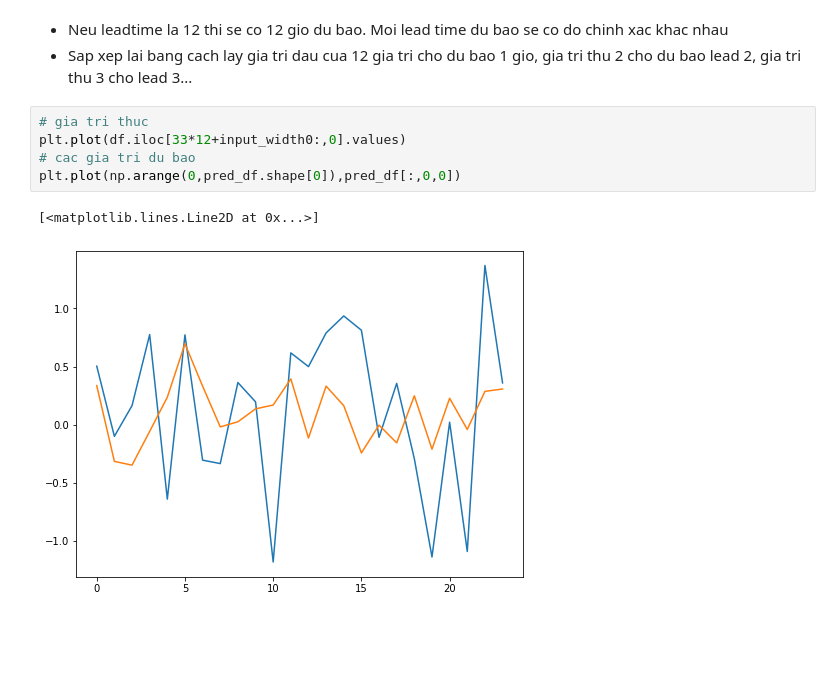
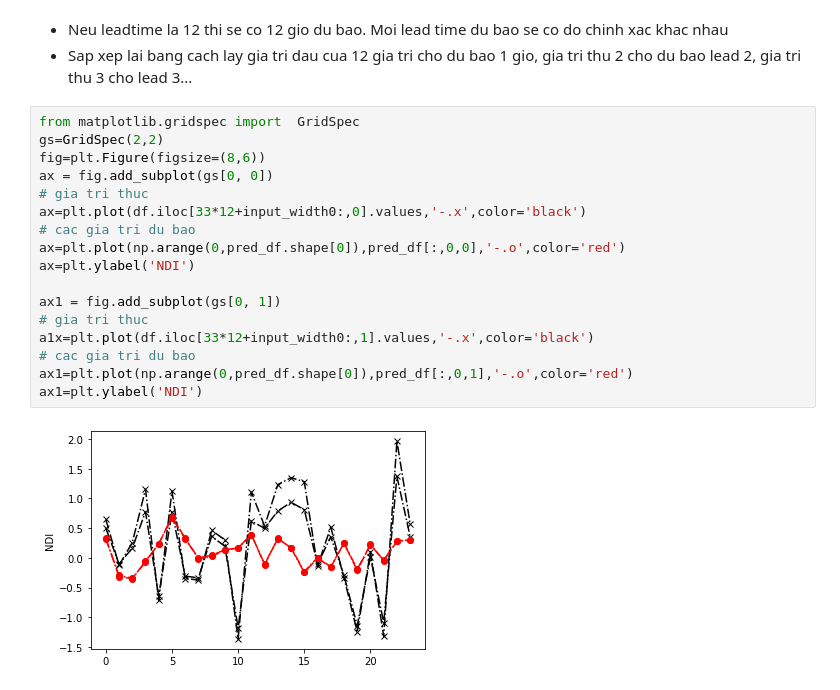
Before and after one commit to voquangtuong/AAA_drought_prediction, a Jupyter notebook: Time_series_REV6_good24in_12out_understand_structure210707.ipynb, the cells around one changed output. Drawn from its saved outputs; the diff is of its cells as text; blank space fills up the shorter version.

```diff
--- a/Time_series_REV6_good24in_12out_understand_structure210707.ipynb
+++ b/Time_series_REV6_good24in_12out_understand_structure210707.ipynb
@@ -1854,11 +1854,22 @@ array([0.33599868], dtype=float32)
 # %% [markdown]
 * Neu leadtime la 12 thi se co 12 gio du bao. Moi lead time du bao se co do chinh xac khac nhau
 * Sap xep lai bang cach lay gia tri dau cua 12 gia tri cho du bao 1 gio, gia tri thu 2 cho du bao lead 2, gia tri thu 3 cho lead 3...
-# %%
-# gia tri thuc
-plt.plot(df.iloc[33*12+input_width0:,0].values)
-# cac gia tri du bao
-plt.plot(np.arange(0,pred_df.shape[0]),pred_df[:,0,0])
-# %% [output]
-[<matplotlib.lines.Line2D at 0x...>]
-[figure, removed]
+# %%
+from matplotlib.gridspec import  GridSpec
+gs=GridSpec(2,2)
+fig=plt.Figure(figsize=(8,6))
+ax = fig.add_subplot(gs[0, 0])
+# gia tri thuc
+ax=plt.plot(df.iloc[33*12+input_width0:,0].values,'-.x',color='black')
+# cac gia tri du bao
+ax=plt.plot(np.arange(0,pred_df.shape[0]),pred_df[:,0,0],'-.o',color='red')
+ax=plt.ylabel('NDI')
+
+ax1 = fig.add_subplot(gs[0, 1])
+# gia tri thuc
+a1x=plt.plot(df.iloc[33*12+input_width0:,1].values,'-.x',color='black')
+# cac gia tri du bao
+ax1=plt.plot(np.arange(0,pred_df.shape[0]),pred_df[:,0,1],'-.o',color='red')
+ax1=plt.ylabel('NDI')
+# %% [output]
+[figure, added]
```
Also changed, not shown: parts of 27 cells of this notebook.
